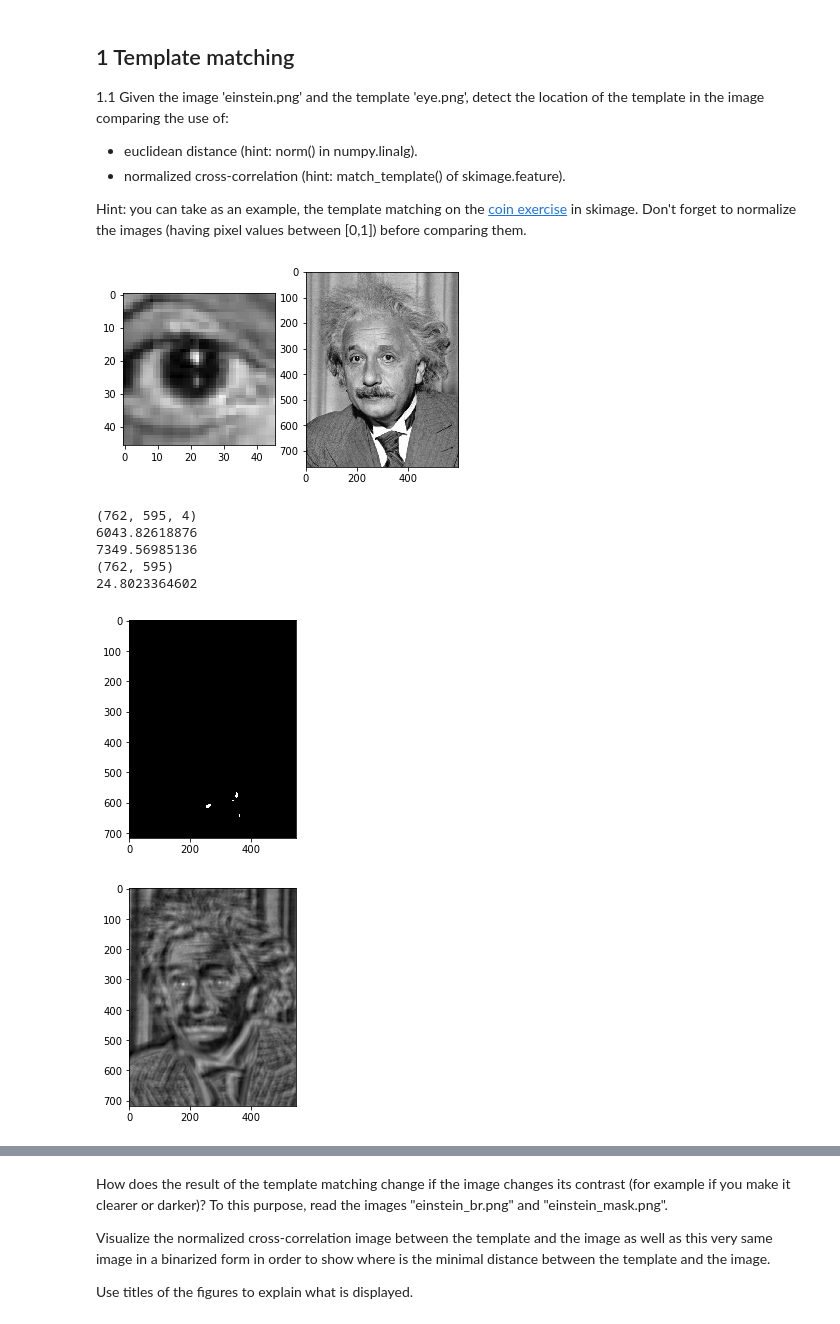
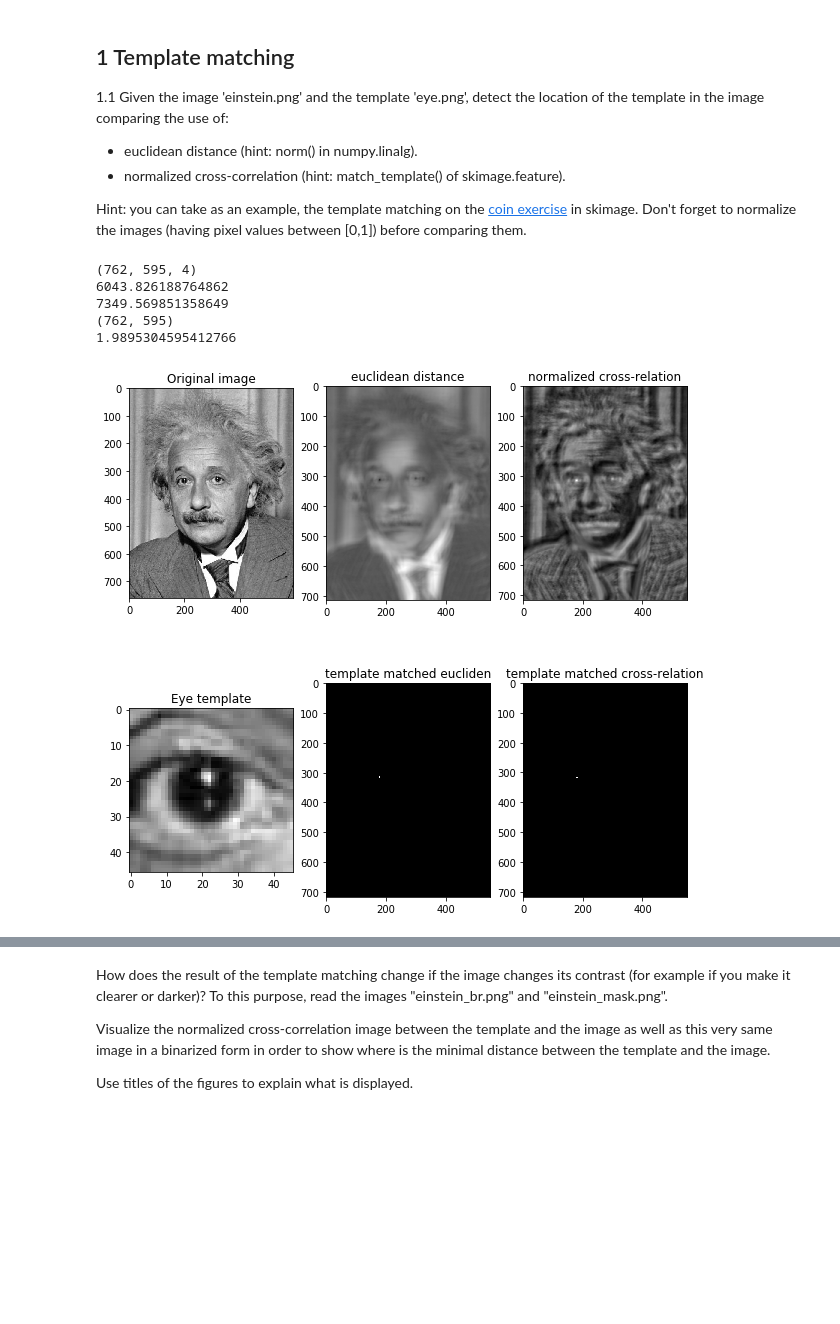
Before and after one commit to crpantsal/Vision-Artificial, a Jupyter notebook: p4/p4_2018-2019_2solve.ipynb, the cells around one changed output, grey strips where cells are left out. Saved outputs shown, nothing was run; the diff lists cells and outputs as text; code cells hidden in the pictures; blank space fills up the shorter version.

Commit message:
Template matching terminados, falta contestar preguntas

```diff
--- a/p4/p4_2018-2019_2solve.ipynb
+++ b/p4/p4_2018-2019_2solve.ipynb
@@ -58,17 +58,10 @@ from skimage import img_as_float ,color
 from skimage.feature import match_template
 %matplotlib inline
 
-plt.subplot(1,2,1)
+
+
 eye=io.imread('./images/eye.png')
-plt.imshow(eye)
-
-plt.subplot(1,2,2)
 einstein=io.imread('./images/einstein.png')
-plt.imshow(einstein)
-
-plt.show()
-
-#print (einstein[0:46,0:46,0].shape)
 
 max_x = einstein.shape[1]
 max_y = einstein.shape[0]
@@ -77,57 +70,60 @@ max_eye_y = eye.shape[1]
 print (einstein.shape)
 print (np.linalg.norm(eye[:,:,0],'fro'))
 print (np.linalg.norm(einstein[0:46,0:46,0],'fro'))
 #print (a.shape)
 
 einstein = img_as_float(einstein)
 eye = img_as_float(eye)
 
 einstein = color.rgb2gray(einstein)
 eye = color.rgb2gray(eye)
 print (einstein.shape)
 
+#In this matrix we will save the euclidea distance flitered image
 result = np.zeros((einstein.shape[0]-eye.shape[0],einstein.shape[1]-eye.shape[1]), dtype=np.float64)
 #result2 = np.zeros((result.shape[0]-eye.shape[0],result.shape[1]-eye.shape[1]), dtype=np.float64)
 for i in range( max_y - max_eye_y ):
     #print (einstein[i:i+eye.shape[0],0:46,0].shape)
     for j in range(max_x - max_eye_x ):
         #print (einstein[i:i+eye.shape[0],j:j+eye.shape[0],0].shape)
         result[i,j] = np.linalg.norm(einstein[i:i+max_eye_x,j:j+max_eye_y]-eye[:,:])
 
-
 result2 = match_template(einstein,eye)
 eye1 = result.copy()
 
-print (np.max(result))
-eye1 = result >=24
-eye2 = result <24
+euclidean_result = result.copy()
+cross_result = result2.copy()
+print(np.min(euclidean_result))
 
-result[eye1] = 1
-result[eye2] = 0
+eye1 = eye1 < 7
+eye2 = cross_result > 0.7
 
-#result = np.zeros((einstein.shape[0]-eye.shape[0],einstein.shape[1]-eye.shape[1],4), dtype=np.float64)
+#result[eye1] = 1
+#result[eye2] = 0
 
-"""for i in range( max_y - max_eye_y ):
-    #print (einstein[i:i+eye.shape[0],0:46,0].shape)
-    for j in range(max_x - max_eye_x ):
-        #print (einstein[i:i+eye.shape[0],j:j+eye.shape[0],0].shape)
-        result[i,j,0] = np.linalg.norm(einstein[i:i+max_eye_x,j:j+max_eye_y,0]-eye[:,:,0])"""
+f, axarr = plt.subplots(ncols=3,nrows=2,figsize=(10,10))
+axarr[0][0].imshow(einstein, cmap='gray')
+axarr[0][0].set_title('Original image')
+axarr[0][1].imshow(result,cmap='gray')
+axarr[0][1].set_title('euclidean distance')
+axarr[0][2].imshow(result2,cmap='gray')
+axarr[0][2].set_title('normalized cross-relation')
+axarr[1][0].imshow(eye, cmap='gray')
+axarr[1][0].set_title('Eye template')
+axarr[1][1].imshow(eye1,cmap='gray')
+axarr[1][1].set_title('template matched eucliden')
+axarr[1][2].imshow(eye2,cmap='gray')
+axarr[1][2].set_title('template matched cross-relation')
 
 
-plt.imshow(result,cmap='gray')
 plt.show()
-
-plt.imshow(result2,cmap='gray')
-plt.show()
 # %% [output]
+(762, 595, 4)
+6043.826188764862
+7349.569851358649
+(762, 595)
+1.9895304595412766
-[figure, old version]
+[figure, new version]
-(762, 595, 4)
-6043.82618876
-7349.56985136
-(762, 595)
-24.8023364602
-[figure, removed]
-[figure, removed]
 # %% [markdown]
 Create a function for applying euclidean distance and normalized cross-correlation and display the results in this format:
 
```
Also changed, not shown: parts of 3 cells of this notebook.
